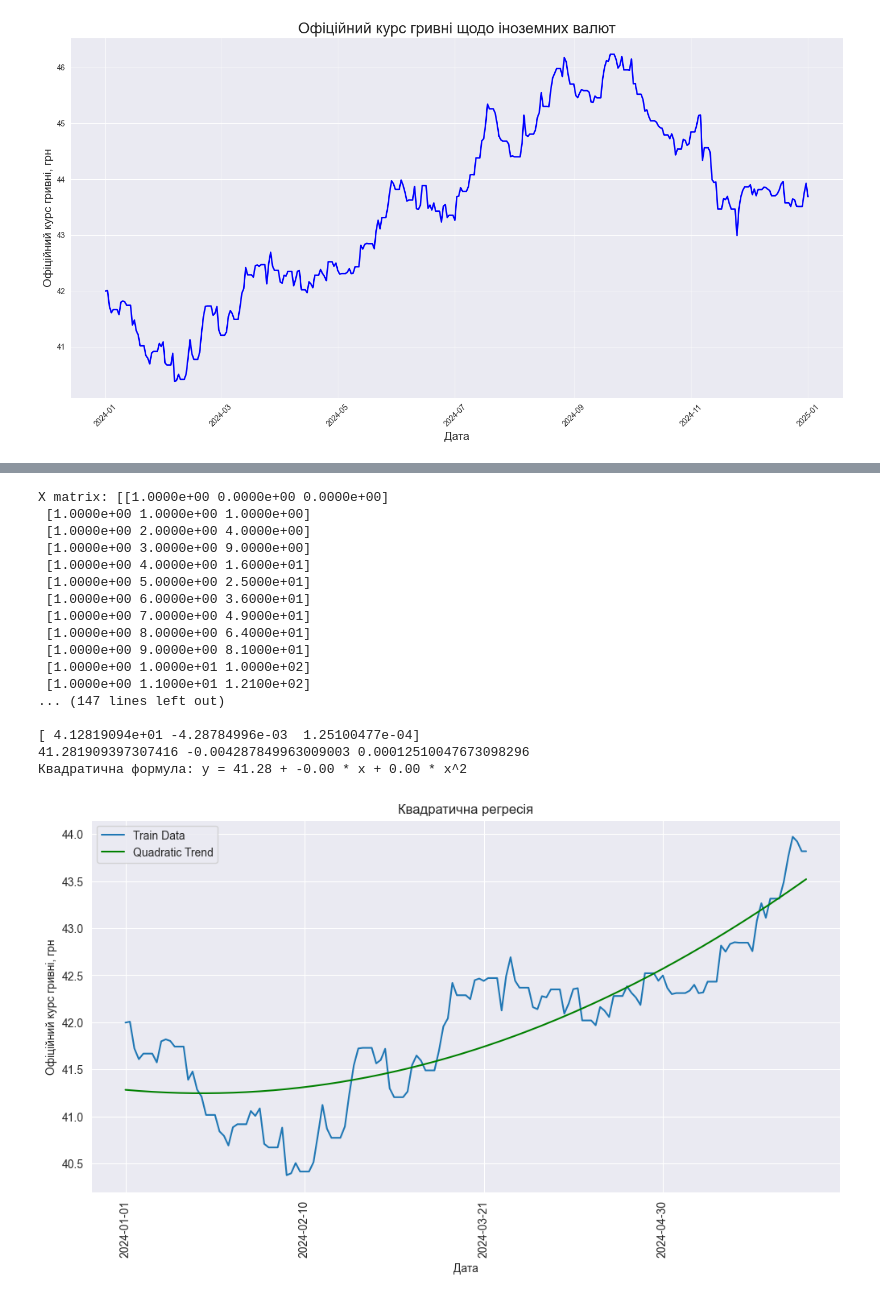
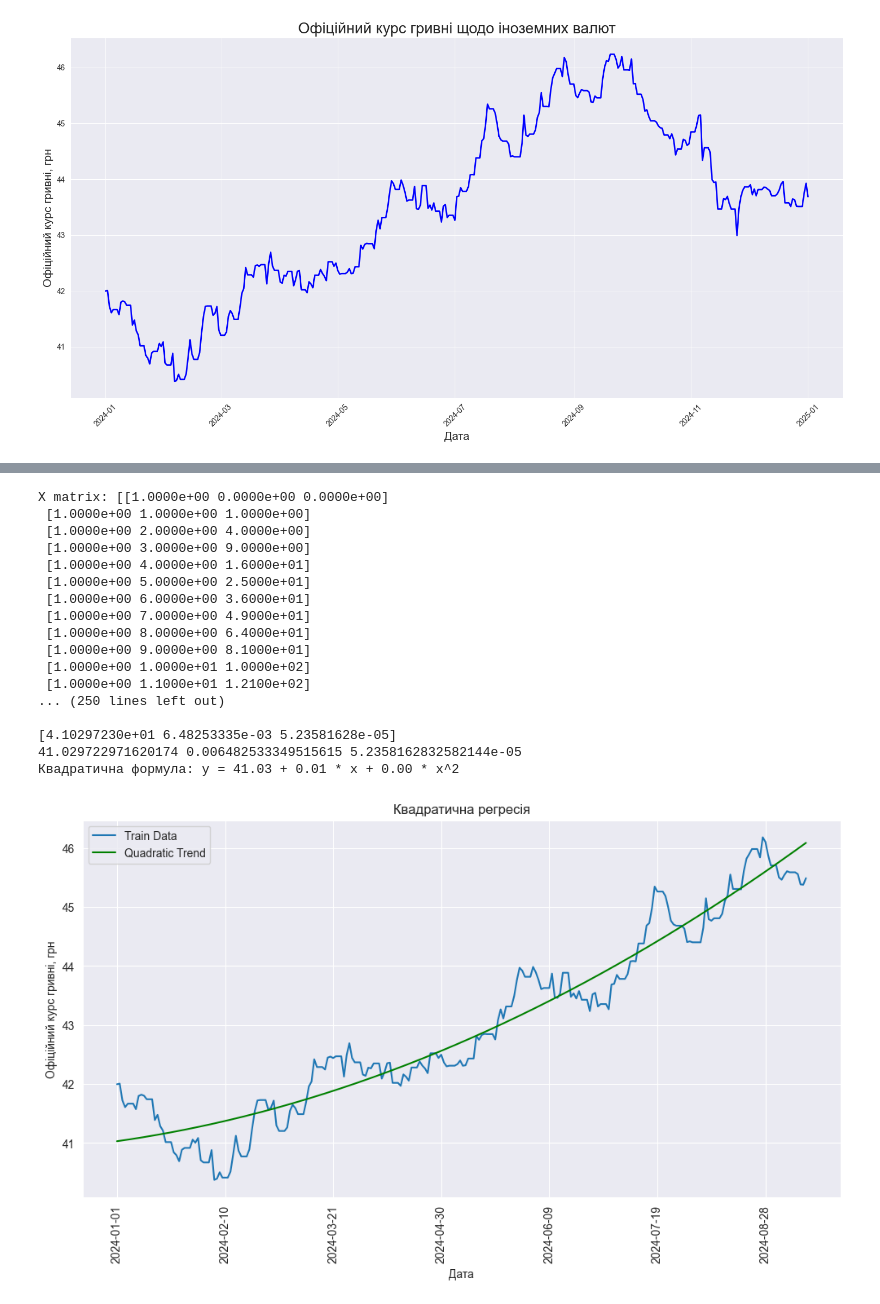
Before and after one commit to AndriyTok/data_Analysis_labs, a Jupyter notebook: lab9/lab9.ipynb, the cells around one changed output, grey strips where cells are left out. Drawn from its saved outputs; the diff is of its cells as text; code cells hidden in the pictures.

```diff
--- a/lab9/lab9.ipynb
+++ b/lab9/lab9.ipynb
@@ -39,7 +39,7 @@ plt.show()
 # %% [output]
 [figure]
 # %%
-train_len = 153
+train_len = int(len(data_filtered) * 0.7)
 train = data_filtered.iloc[:train_len].copy()
 
 # Обробка дат і значень
@@ -118,39 +118,39 @@ def quadratic_trend(x, y):
     print(a, b, c)
     return a, b, c
 
-train_len = 153
+train_len = int(len(data_filtered) * 0.7)
 train = data_filtered.iloc[:train_len].copy()
 train['Дата'] = pd.to_datetime(train['Дата'], format='%d.%m.%Y')
 train['Офіційний курс гривні, грн'] = train['Офіційний курс гривні, грн'].astype(float)
 
 a, b, c = quadratic_trend(np.arange(len(train_data)), train_data)
 print(f"Квадратична формула: y = {a:.2f} + {b:.2f} * x + {c:.2f} * x^2")
 
 plt.figure(figsize=(12, 6))
 plt.plot(train['Дата'], train_data, label='Train Data')
 plt.plot(train['Дата'], a + b * np.arange(len(train_data)) + c * np.arange(len(train_data)) ** 2, label='Quadratic Trend', color='green')
 plt.xlabel('Дата')
 plt.ylabel('Офіційний курс гривні, грн')
 plt.title('Квадратична регресія')
 plt.xticks(train['Дата'][::40], rotation=90)
 plt.legend()
 plt.show()
 # %% [output]
 X matrix: [[1.0000e+00 0.0000e+00 0.0000e+00]
  [1.0000e+00 1.0000e+00 1.0000e+00]
  [1.0000e+00 2.0000e+00 4.0000e+00]
  [1.0000e+00 3.0000e+00 9.0000e+00]
  [1.0000e+00 4.0000e+00 1.6000e+01]
  [1.0000e+00 5.0000e+00 2.5000e+01]
  [1.0000e+00 6.0000e+00 3.6000e+01]
  [1.0000e+00 7.0000e+00 4.9000e+01]
  [1.0000e+00 8.0000e+00 6.4000e+01]
  [1.0000e+00 9.0000e+00 8.1000e+01]
  [1.0000e+00 1.0000e+01 1.0000e+02]
  [1.0000e+00 1.1000e+01 1.2100e+02]
-... (147 lines left out)
+... (250 lines left out)
 
-[ 4.12819094e+01 -4.28784996e-03  1.25100477e-04]
-41.281909397307416 -0.004287849963009003 0.00012510047673098296
-Квадратична формула: y = 41.28 + -0.00 * x + 0.00 * x^2
+[4.10297230e+01 6.48253335e-03 5.23581628e-05]
+41.029722971620174 0.006482533349515615 5.2358162832582144e-05
+Квадратична формула: y = 41.03 + 0.01 * x + 0.00 * x^2
-[figure, old version]
+[figure, new version]
```
Also changed, not shown: parts of 1 cell of this notebook.
